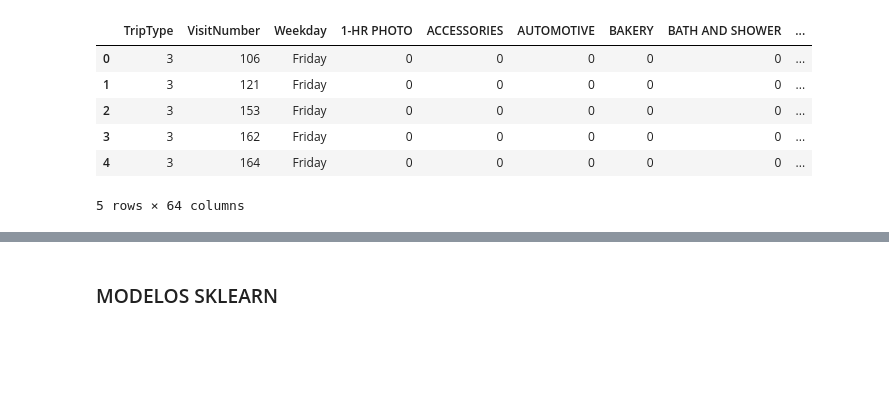
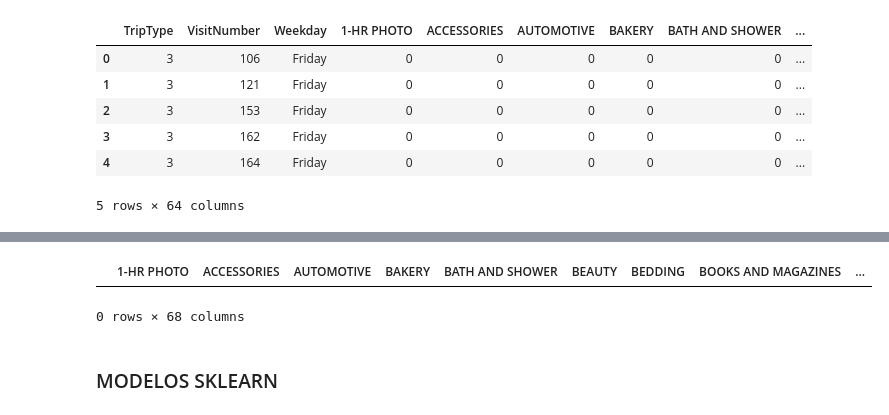
Before and after one commit to AnaLuisaMasetto/proyecto_final_mineria, a Jupyter notebook: Mineria_Final/Walmart.ipynb, the cells around one changed output, grey strips where cells are left out. Saved outputs shown, nothing was run; the diff lists cells and outputs as text; code cells hidden in the pictures; blank space fills up the shorter version.

```diff
--- a/Mineria_Final/Walmart.ipynb
+++ b/Mineria_Final/Walmart.ipynb
@@ -44,3 +42,4 @@ Categories (38, int64): [3, 4, 5, 6, ..., 42, 43, 44, 999]
 # %%
 test = pd.read_csv('test_clean.csv')
 test.head()
+nueves = (test.iloc[:,2:64]<0).any(axis  = 'columns')
@@ -60,3 +46,16 @@ X_test_scaled = scaler.fit_transform(X_test)
+# %%
+scaler = StandardScaler()
+X_test = test[-nueves]
+X_test = X_test.iloc[:,1:len(X_test.columns)]
+X_test = pd.get_dummies(X_test, 'Weekday')
+scaled = pd.DataFrame(scaler.fit_transform(X_test.iloc[:,0:61]), columns = X_test.columns[0:61]).reset_index(drop = True)
+no_scaled = X_test.iloc[:,61:68].reset_index(drop = True)
+X_test = pd.concat([scaled, no_scaled], axis = 1)
+X_test = pd.DataFrame(X_test)
+X_test[pd.isnull(X_test).any(axis = 1)]
+# %% [output]
+|  | 1-HR PHOTO | ACCESSORIES | AUTOMOTIVE | BAKERY | BATH AND SHOWER | BEAUTY | BEDDING | BOOKS AND MAGAZINES | ... |
+0 rows × 68 columns
 # %% [markdown]
 ### MODELOS SKLEARN
 # %%
```
Also changed, not shown: parts of 20 cells of this notebook.
